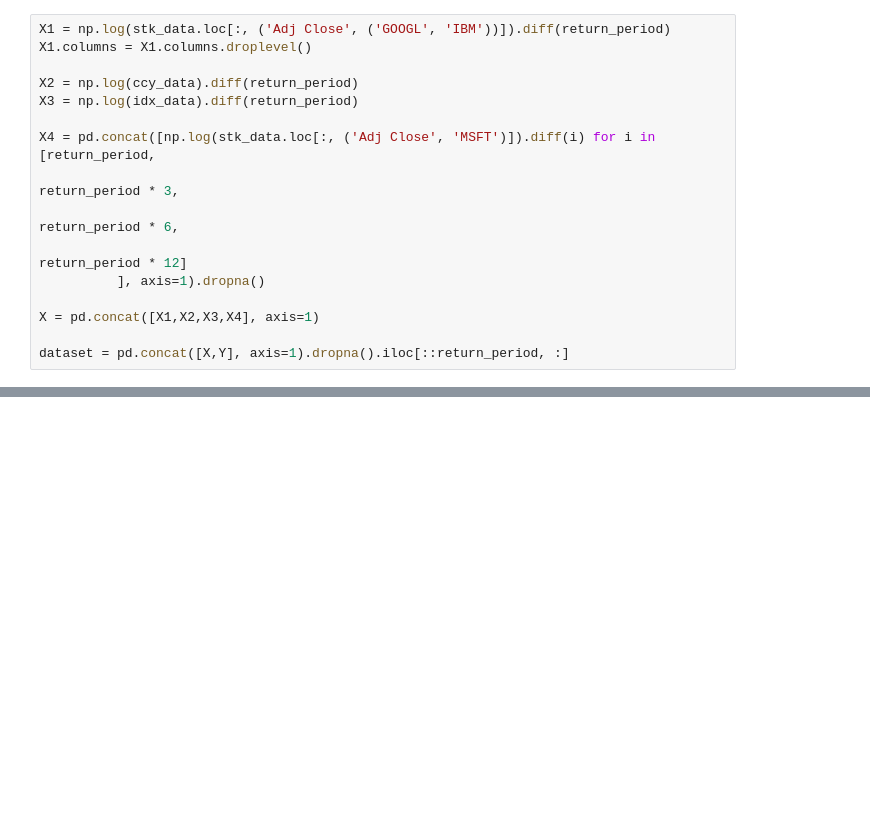
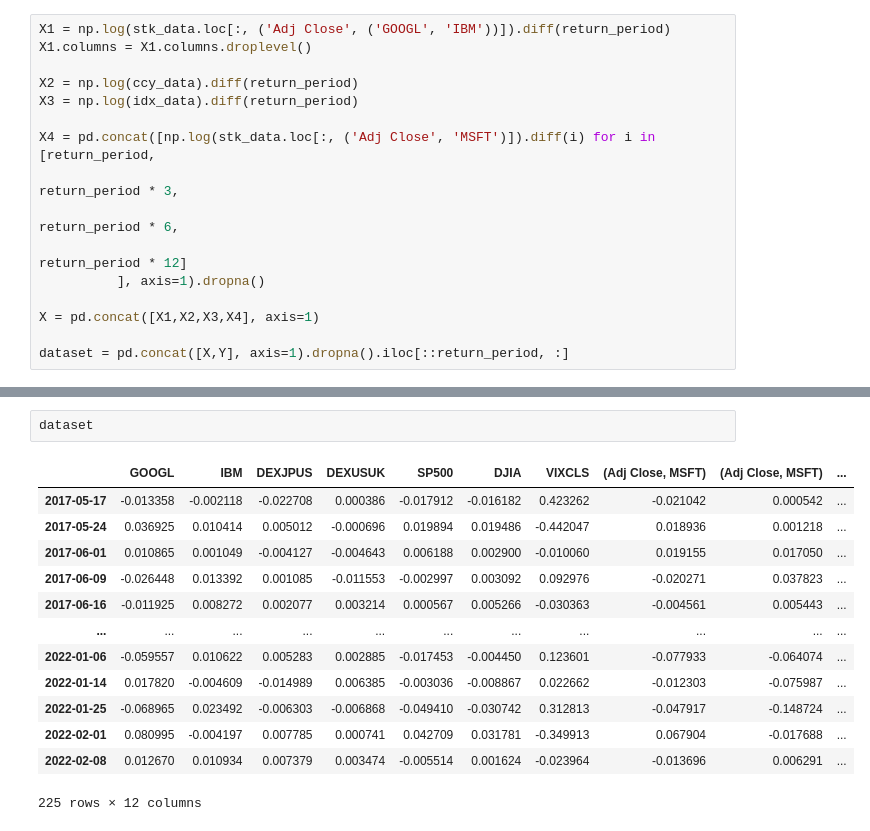
Before and after one commit to dkomlen/finance-ml, a Jupyter notebook: case study 1 - stock prediction.ipynb, the cells around one changed output, grey strips where cells are left out. Cells and saved outputs as stored; diff of their text form; blank space fills up the shorter version.

```diff
--- a/case study 1 - stock prediction.ipynb
+++ b/case study 1 - stock prediction.ipynb
@@ -71,0 +47,16 @@ MultiIndex([('Adj Close',   'IBM'),
+# %%
+dataset
+# %% [output]
+|  | GOOGL | IBM | DEXJPUS | DEXUSUK | SP500 | DJIA | VIXCLS | (Adj Close, MSFT) | (Adj Close, MSFT) | ... |
+| 2017-05-17 | -0.013358 | -0.002118 | -0.022708 | 0.000386 | -0.017912 | -0.016182 | 0.423262 | -0.021042 | 0.000542 | ... |
+| 2017-05-24 | 0.036925 | 0.010414 | 0.005012 | -0.000696 | 0.019894 | 0.019486 | -0.442047 | 0.018936 | 0.001218 | ... |
+| 2017-06-01 | 0.010865 | 0.001049 | -0.004127 | -0.004643 | 0.006188 | 0.002900 | -0.010060 | 0.019155 | 0.017050 | ... |
+| 2017-06-09 | -0.026448 | 0.013392 | 0.001085 | -0.011553 | -0.002997 | 0.003092 | 0.092976 | -0.020271 | 0.037823 | ... |
+| 2017-06-16 | -0.011925 | 0.008272 | 0.002077 | 0.003214 | 0.000567 | 0.005266 | -0.030363 | -0.004561 | 0.005443 | ... |
+| ... | ... | ... | ... | ... | ... | ... | ... | ... | ... | ... |
+| 2022-01-06 | -0.059557 | 0.010622 | 0.005283 | 0.002885 | -0.017453 | -0.004450 | 0.123601 | -0.077933 | -0.064074 | ... |
+| 2022-01-14 | 0.017820 | -0.004609 | -0.014989 | 0.006385 | -0.003036 | -0.008867 | 0.022662 | -0.012303 | -0.075987 | ... |
+| 2022-01-25 | -0.068965 | 0.023492 | -0.006303 | -0.006868 | -0.049410 | -0.030742 | 0.312813 | -0.047917 | -0.148724 | ... |
+| 2022-02-01 | 0.080995 | -0.004197 | 0.007785 | 0.000741 | 0.042709 | 0.031781 | -0.349913 | 0.067904 | -0.017688 | ... |
+| 2022-02-08 | 0.012670 | 0.010934 | 0.007379 | 0.003474 | -0.005514 | 0.001624 | -0.023964 | -0.013696 | 0.006291 | ... |
+225 rows × 12 columns
```
Also changed, not shown: parts of 3 cells of this notebook.
